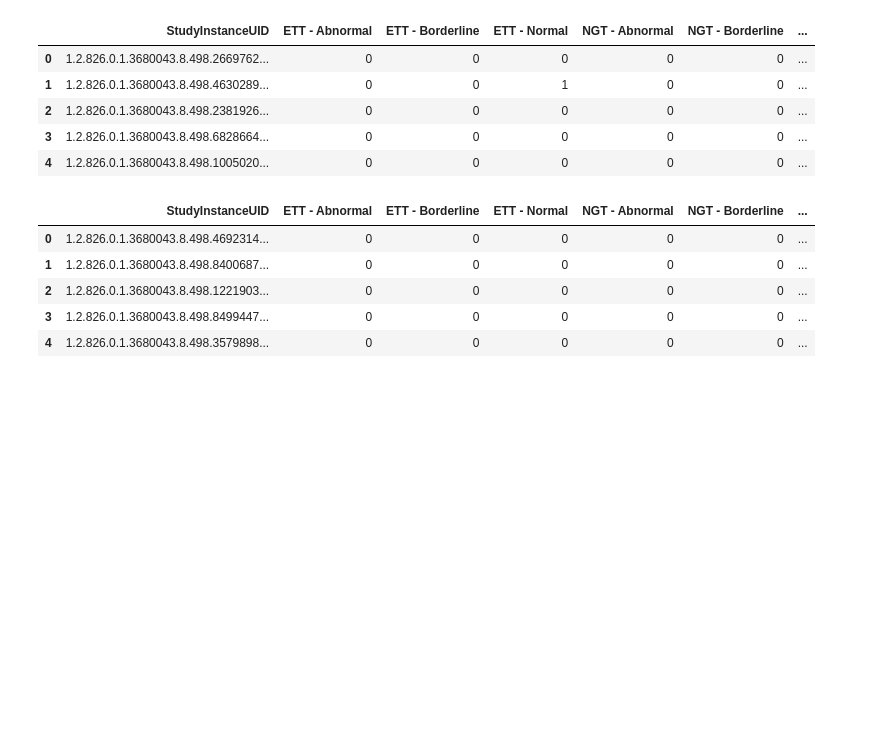
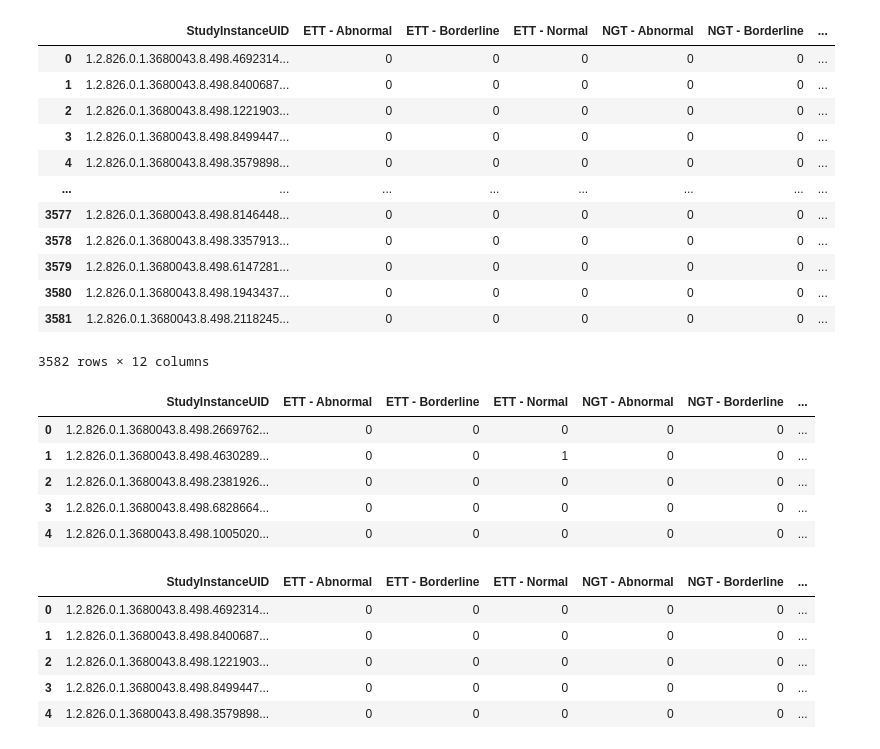
Before and after one commit to EvgeniiMaslov/python-playground, a Jupyter notebook: catheter_line_position_challenge_PyTorch/vizualization.ipynb, the cells around one changed output. Drawn from its saved outputs; the diff is of its cells as text; code cells hidden in the pictures; blank space fills up the shorter version.

```diff
--- a/catheter_line_position_challenge_PyTorch/vizualization.ipynb
+++ b/catheter_line_position_challenge_PyTorch/vizualization.ipynb
@@ -9,6 +9,22 @@ DATA_PATH = 'data'
 # %%
 train_df = pd.read_csv(os.path.join(DATA_PATH, 'train.csv'))
 test_df = pd.read_csv(os.path.join(DATA_PATH, 'sample_submission.csv'))
+# %%
+test_df
+# %% [output]
+|  | StudyInstanceUID | ETT - Abnormal | ETT - Borderline | ETT - Normal | NGT - Abnormal | NGT - Borderline | ... |
+| 0 | 1.2.826.0.1.3680043.8.498.4692314... | 0 | 0 | 0 | 0 | 0 | ... |
+| 1 | 1.2.826.0.1.3680043.8.498.8400687... | 0 | 0 | 0 | 0 | 0 | ... |
+| 2 | 1.2.826.0.1.3680043.8.498.1221903... | 0 | 0 | 0 | 0 | 0 | ... |
+| 3 | 1.2.826.0.1.3680043.8.498.8499447... | 0 | 0 | 0 | 0 | 0 | ... |
+| 4 | 1.2.826.0.1.3680043.8.498.3579898... | 0 | 0 | 0 | 0 | 0 | ... |
+| ... | ... | ... | ... | ... | ... | ... | ... |
+| 3577 | 1.2.826.0.1.3680043.8.498.8146448... | 0 | 0 | 0 | 0 | 0 | ... |
+| 3578 | 1.2.826.0.1.3680043.8.498.3357913... | 0 | 0 | 0 | 0 | 0 | ... |
+| 3579 | 1.2.826.0.1.3680043.8.498.6147281... | 0 | 0 | 0 | 0 | 0 | ... |
+| 3580 | 1.2.826.0.1.3680043.8.498.1943437... | 0 | 0 | 0 | 0 | 0 | ... |
+| 3581 | 1.2.826.0.1.3680043.8.498.2118245... | 0 | 0 | 0 | 0 | 0 | ... |
+3582 rows × 12 columns
 # %%
 train_df.head()
 # %% [output]
```
Also changed, not shown: parts of 1 cell of this notebook, 9 other files.
